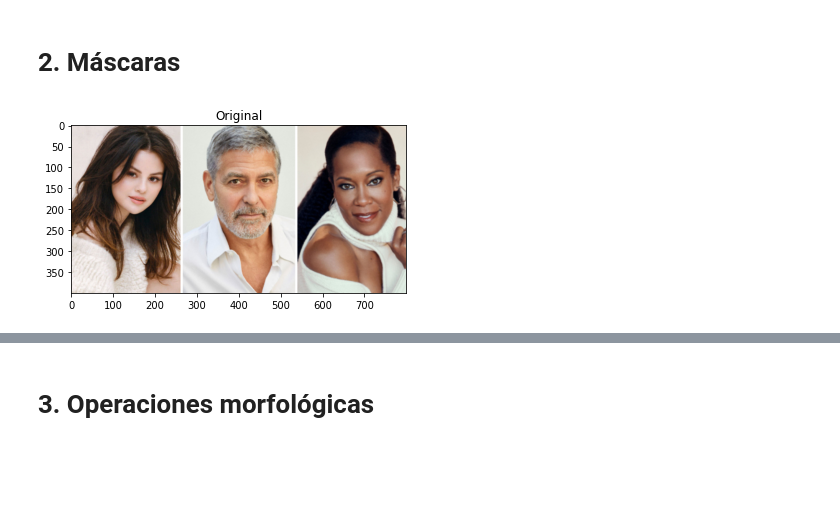
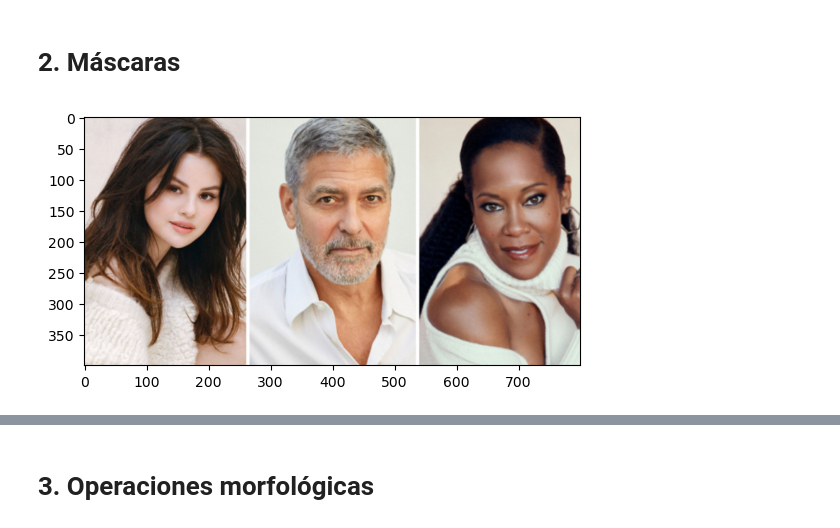
Before and after one commit to cj-chavarria/Deep-Learning-Coursework, a Jupyter notebook: DLCV_05_OperacionesLogicas-Mascaras/DLCV_05_OperacionesLogicas-Mascaras_Clase.ipynb, the cells around one changed output, grey strips where cells are left out. Drawn from its saved outputs; the diff is of its cells as text; code cells hidden in the pictures; blank space fills up the shorter version.

```diff
--- a/DLCV_05_OperacionesLogicas-Mascaras/DLCV_05_OperacionesLogicas-Mascaras_Clase.ipynb
+++ b/DLCV_05_OperacionesLogicas-Mascaras/DLCV_05_OperacionesLogicas-Mascaras_Clase.ipynb
@@ -86,5 +111,11 @@ import cv2 as cv
 # 2. Máscaras
 # %%
 # Abrir el archivo 'figuras/people.jpg'
+
+img =  cv.imread('figuras/people.jpg')
+img =  cv.cvtColor(img, cv.COLOR_BGR2RGB)
+
+plt.imshow(img)
+plt.show()
 # %% [output]
-[figure, old version]
+[figure, new version]
```
Also changed, not shown: parts of 42 cells of this notebook, 24 other files.
